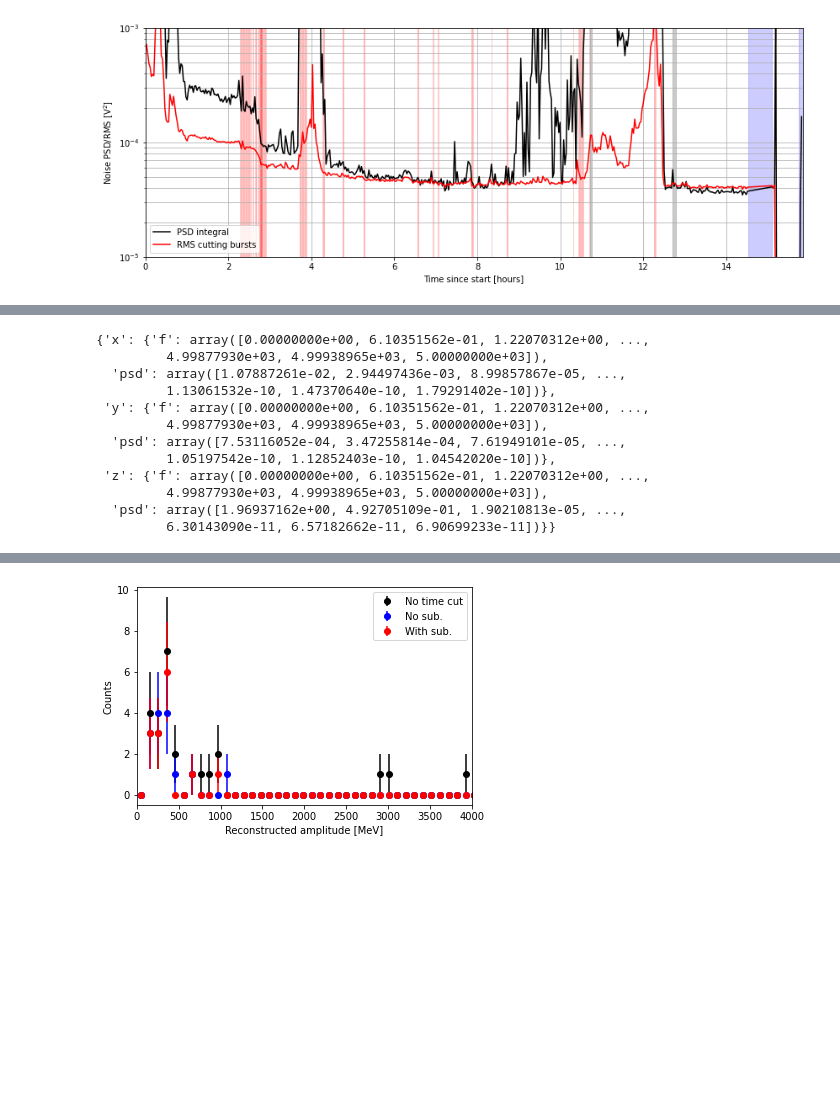
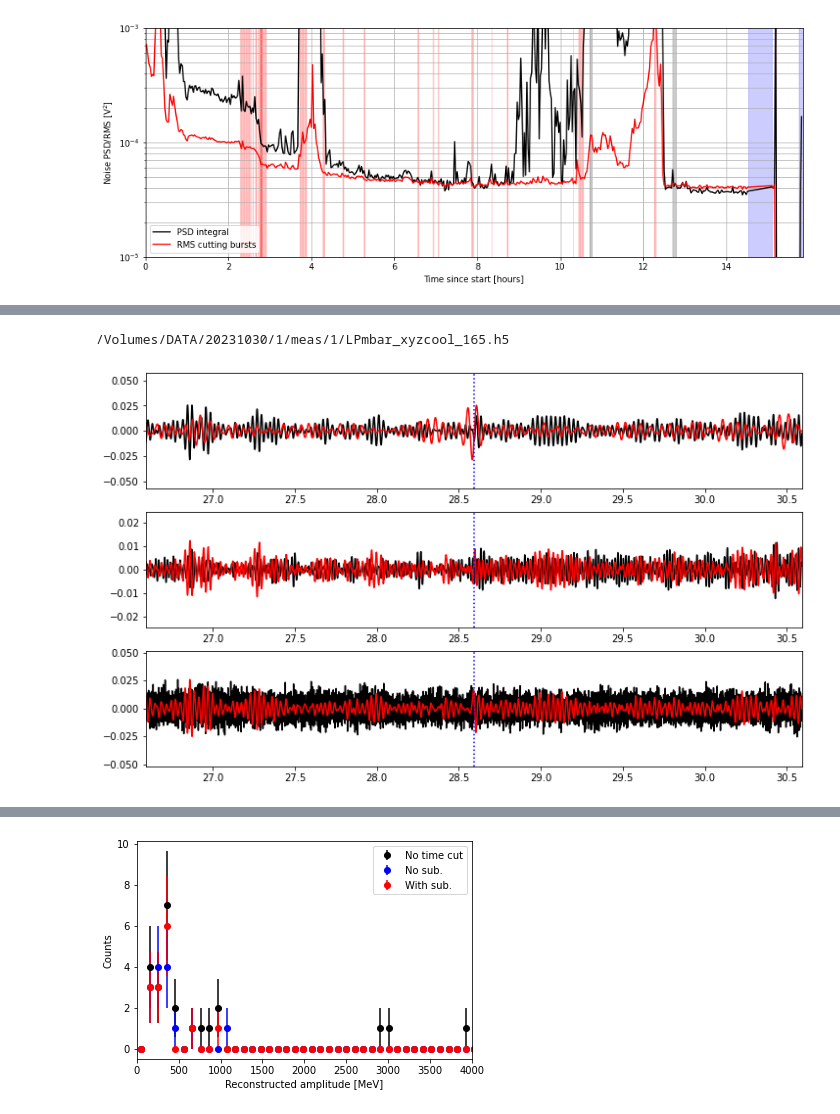
Before and after one commit to Moore-Lab/decay_analysis, a Jupyter notebook: analyze_alpha_data_20231030.ipynb, the cells around one changed output, grey strips where cells are left out. Saved outputs shown, nothing was run; the diff lists cells and outputs as text; code cells hidden in the pictures; blank space fills up the shorter version.

Commit message:
messing around with pulse recon

```diff
--- a/analyze_alpha_data_20231030.ipynb
+++ b/analyze_alpha_data_20231030.ipynb
@@ -974,7 +972,7 @@ amp_bins = np.arange(0,100,1.5)
 def gauss_fun(x,A,mu,sig):
     return A*np.exp(-(x-mu)**2/(2*sig**2))
 
-fit_vals = []
+fit_vals_amps_orig = []
 
 amp_dicts = [time_corr_amps, bandpass_amps, opt_filt_amps_1D, opt_filt_amps_3D['x']] #, opt_filt_amps_1D_lp_filt]
 amp_methods = ["Time correlation", "Simple bandpass", "Optimal filter", "Optimal filter (3D)", "Optimal filter (1D LP)"]
@@ -1001,7 +999,7 @@ for i,filt_amps in enumerate(amp_dicts):
         gp, gcov = opt.curve_fit(gauss_fun, bc, hh, sigma=err, p0=[1, amp, 50])
 
         ## amplitude, mean, mean_err, sig, sig_err
-        fit_vals.append([amp, gp[1], np.sqrt(gcov[1,1]), np.abs(gp[2]), np.sqrt(gcov[2,2]), i])
+        fit_vals_amps_orig.append([amp, gp[1], np.sqrt(gcov[1,1]), np.abs(gp[2]), np.sqrt(gcov[2,2]), i])
 
         #plt.subplot(3,3,j+1)
         plt.errorbar(bc, hh, yerr=np.sqrt(hh), fmt='o', color=amp_colors[i])
@@ -1603,3 +1593,17 @@ TimeoutError: [Errno 60] Operation timed out
+# %%
+fname_nosub = data_dir+"/pulse_recon_no_sub_%s.pkl"%(file_label)
+with open(fname_nosub, 'rb') as fin:
+    pulse_data = pickle.load(fin)
+
+importlib.reload(bu)
+for j,k in enumerate(pulse_data.keys()):
+    if(j>0): break
+    print(pulse_data[k]['filename'])
+
+    bu.pulse_recon(pulse_data[k], fit_vals)
+# %% [output]
+/Volumes/DATA/20231030/1/meas/1/LPmbar_xyzcool_165.h5
+[figure, added]
 # %%
 remake_files = False
 importlib.reload(bu)
@@ -1640,21 +1644,6 @@ with open(fname_nosub, 'rb') as fin:
 
 with open(fname_withsub, 'rb') as fin:
     pulse_data_withsub = pickle.load(fin)
-# %%
-pulse_data_nosub[86]['prepulse_noise']
-# %% [output]
-{'x': {'f': array([0.00000000e+00, 6.10351562e-01, 1.22070312e+00, ...,
-         4.99877930e+03, 4.99938965e+03, 5.00000000e+03]),
-  'psd': array([1.07887261e-02, 2.94497436e-03, 8.99857867e-05, ...,
-         1.13061532e-10, 1.47370640e-10, 1.79291402e-10])},
- 'y': {'f': array([0.00000000e+00, 6.10351562e-01, 1.22070312e+00, ...,
-         4.99877930e+03, 4.99938965e+03, 5.00000000e+03]),
-  'psd': array([7.53116052e-04, 3.47255814e-04, 7.61949101e-05, ...,
-         1.05197542e-10, 1.12852403e-10, 1.04542020e-10])},
- 'z': {'f': array([0.00000000e+00, 6.10351562e-01, 1.22070312e+00, ...,
-         4.99877930e+03, 4.99938965e+03, 5.00000000e+03]),
-  'psd': array([1.96937162e+00, 4.92705109e-01, 1.90210813e-05, ...,
-         6.30143090e-11, 6.57182662e-11, 6.90699233e-11])}}
 # %%
 importlib.reload(bu)
 
```
Also changed, not shown: parts of 8 cells of this notebook, 5 other files.
